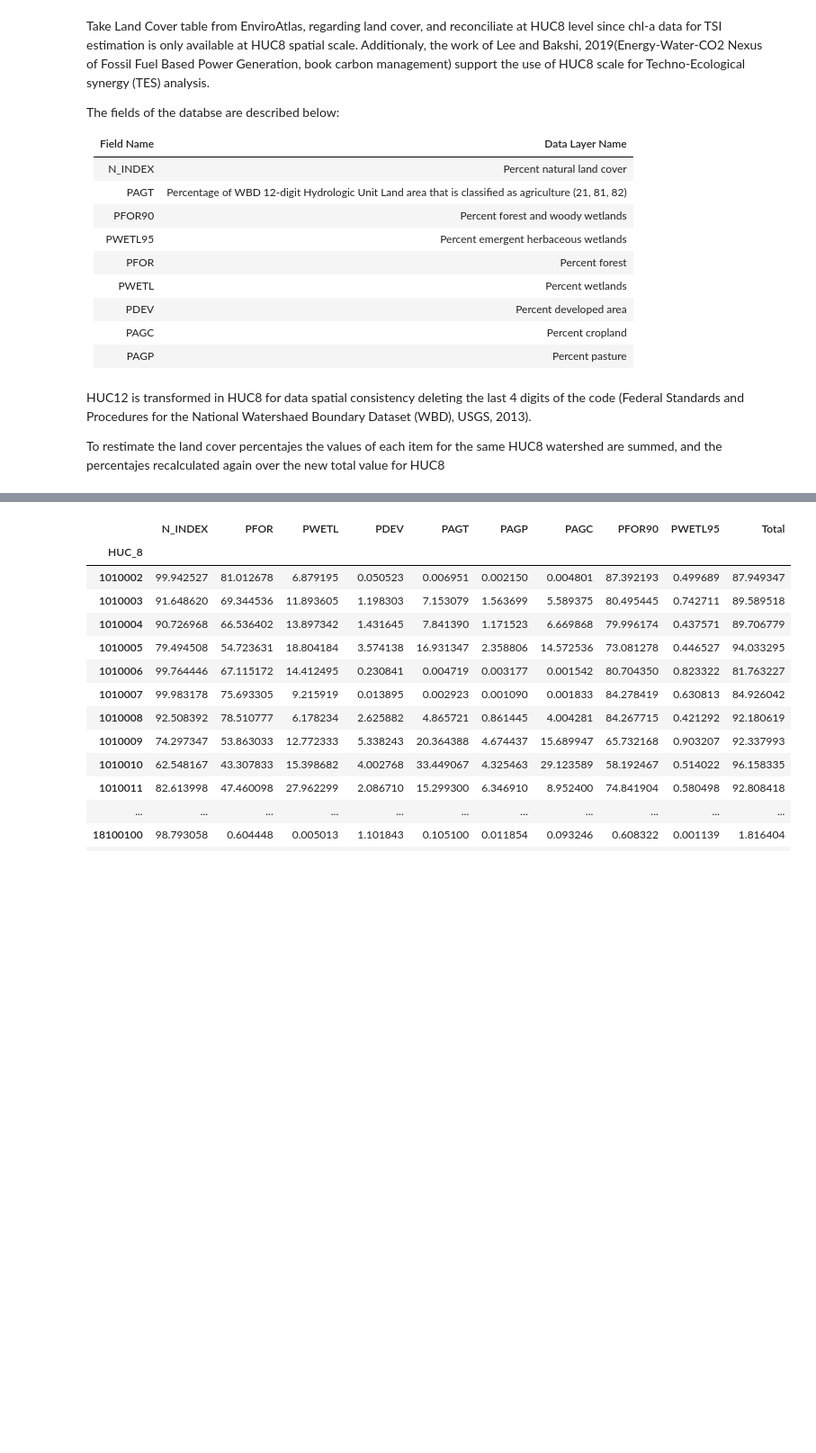
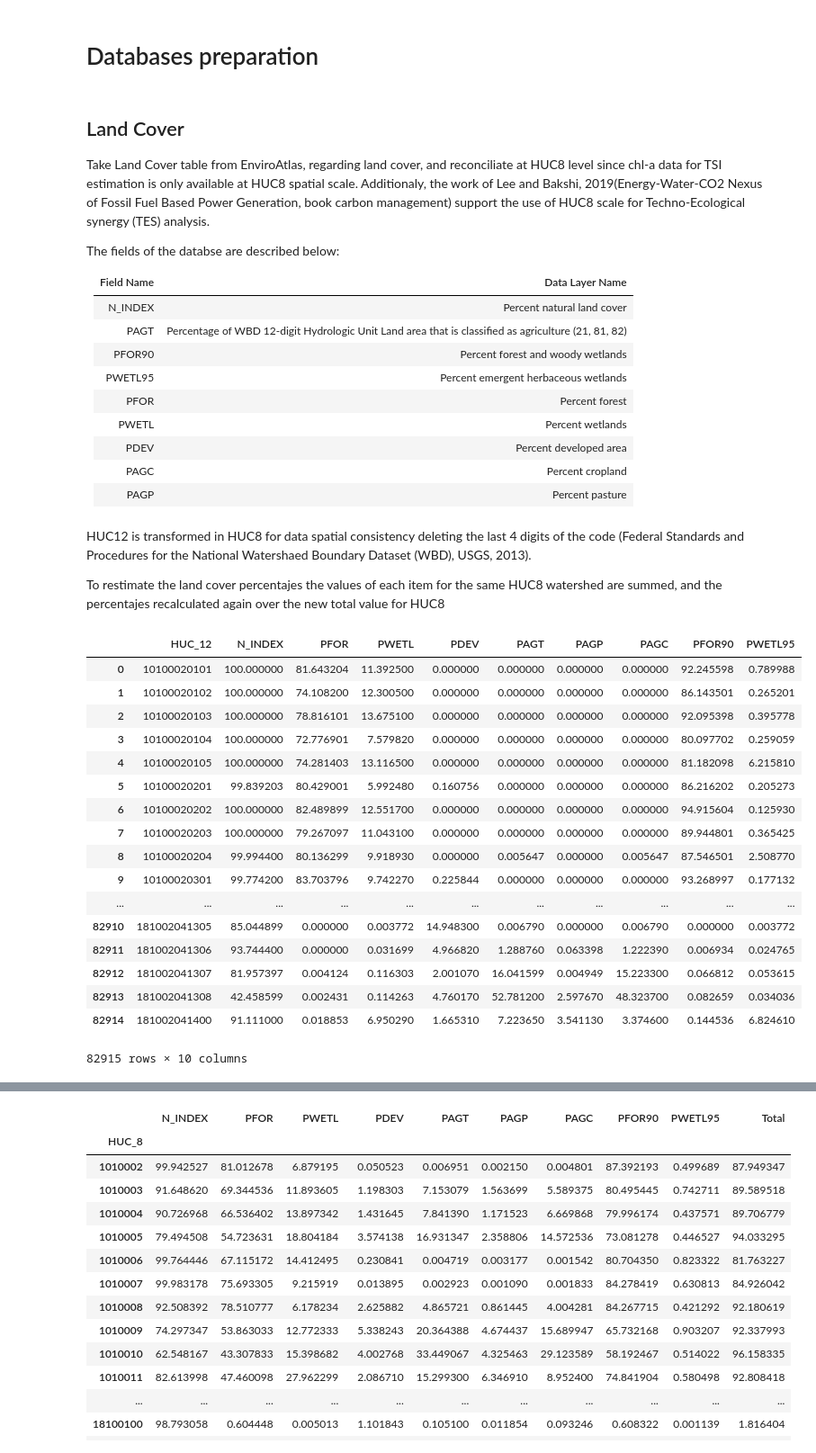
Before and after one commit to emartinher-PSEM3/Ceres, a Jupyter notebook: cereslibrary/TES/TES.ipynb, the cells around one changed output, grey strips where cells are left out. Shown at 90% size. Cells and saved outputs as stored; diff of their text form; code cells hidden in the pictures; blank space fills up the shorter version.

```diff
--- a/cereslibrary/TES/TES.ipynb
+++ b/cereslibrary/TES/TES.ipynb
@@ -25,7 +25,11 @@ import geoplot.crs as gcrs
 import folium
 # %%
 # %matplotlib inline
+# %% [markdown]
+# Databases preparation
 # %% [markdown]
+## Land Cover
+
 Take Land Cover table from EnviroAtlas, regarding land cover, and reconciliate at HUC8 level since chl-a data for TSI estimation is only available at HUC8 spatial scale. Additionaly, the work of Lee and Bakshi, 2019(Energy-Water-CO2 Nexus of Fossil Fuel Based Power Generation, book carbon management) support the use of HUC8 scale for Techno-Ecological synergy (TES) analysis.
 
 The fields of the databse are described below:
@@ -45,6 +49,28 @@ The fields of the databse are described below:
 HUC12 is transformed in HUC8 for data spatial consistency deleting the last 4 digits of the code (Federal Standards and Procedures for the National Watershaed Boundary Dataset (WBD), USGS, 2013).
 
 To restimate the land cover percentajes the values of each item for the same HUC8 watershed are summed, and the percentajes recalculated again over the new total value for HUC8
+# %%
+LandCover_df = pd.read_csv('LandCover/National_metric_tables_in_CSV/CONUS_metrics_May2019_CSV/LandCover.csv')
+LandCover_df
+# %% [output]
+|  | HUC_12 | N_INDEX | PFOR | PWETL | PDEV | PAGT | PAGP | PAGC | PFOR90 | PWETL95 |
+| 0 | 10100020101 | 100.000000 | 81.643204 | 11.392500 | 0.000000 | 0.000000 | 0.000000 | 0.000000 | 92.245598 | 0.789988 |
+| 1 | 10100020102 | 100.000000 | 74.108200 | 12.300500 | 0.000000 | 0.000000 | 0.000000 | 0.000000 | 86.143501 | 0.265201 |
+| 2 | 10100020103 | 100.000000 | 78.816101 | 13.675100 | 0.000000 | 0.000000 | 0.000000 | 0.000000 | 92.095398 | 0.395778 |
+| 3 | 10100020104 | 100.000000 | 72.776901 | 7.579820 | 0.000000 | 0.000000 | 0.000000 | 0.000000 | 80.097702 | 0.259059 |
+| 4 | 10100020105 | 100.000000 | 74.281403 | 13.116500 | 0.000000 | 0.000000 | 0.000000 | 0.000000 | 81.182098 | 6.215810 |
+| 5 | 10100020201 | 99.839203 | 80.429001 | 5.992480 | 0.160756 | 0.000000 | 0.000000 | 0.000000 | 86.216202 | 0.205273 |
+| 6 | 10100020202 | 100.000000 | 82.489899 | 12.551700 | 0.000000 | 0.000000 | 0.000000 | 0.000000 | 94.915604 | 0.125930 |
+| 7 | 10100020203 | 100.000000 | 79.267097 | 11.043100 | 0.000000 | 0.000000 | 0.000000 | 0.000000 | 89.944801 | 0.365425 |
+| 8 | 10100020204 | 99.994400 | 80.136299 | 9.918930 | 0.000000 | 0.005647 | 0.000000 | 0.005647 | 87.546501 | 2.508770 |
+| 9 | 10100020301 | 99.774200 | 83.703796 | 9.742270 | 0.225844 | 0.000000 | 0.000000 | 0.000000 | 93.268997 | 0.177132 |
+| ... | ... | ... | ... | ... | ... | ... | ... | ... | ... | ... |
+| 82910 | 181002041305 | 85.044899 | 0.000000 | 0.003772 | 14.948300 | 0.006790 | 0.000000 | 0.006790 | 0.000000 | 0.003772 |
+| 82911 | 181002041306 | 93.744400 | 0.000000 | 0.031699 | 4.966820 | 1.288760 | 0.063398 | 1.222390 | 0.006934 | 0.024765 |
+| 82912 | 181002041307 | 81.957397 | 0.004124 | 0.116303 | 2.001070 | 16.041599 | 0.004949 | 15.223300 | 0.066812 | 0.053615 |
+| 82913 | 181002041308 | 42.458599 | 0.002431 | 0.114263 | 4.760170 | 52.781200 | 2.597670 | 48.323700 | 0.082659 | 0.034036 |
+| 82914 | 181002041400 | 91.111000 | 0.018853 | 6.950290 | 1.665310 | 7.223650 | 3.541130 | 3.374600 | 0.144536 | 6.824610 |
+82915 rows × 10 columns
 # %%
 # File loaded again to avoid overwritting of the LandCover_df variable
 LandCover_df = pd.read_csv('LandCover/National_metric_tables_in_CSV/CONUS_metrics_May2019_CSV/LandCover.csv')
```
Also changed, not shown: parts of 5 cells of this notebook, 8 other files.
